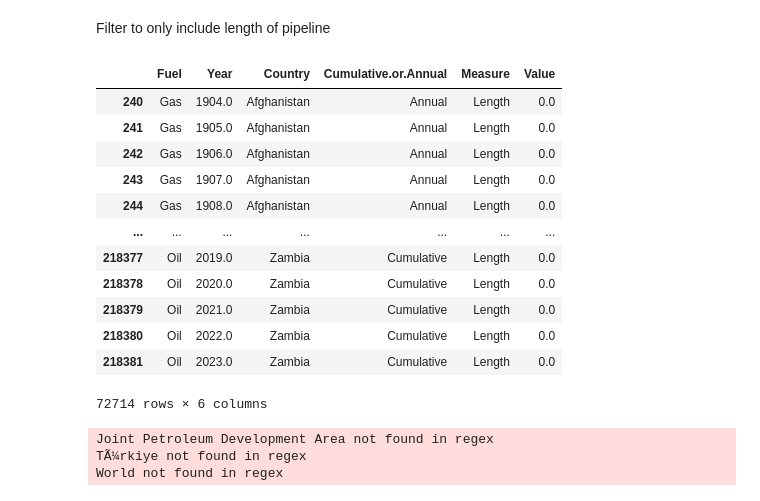
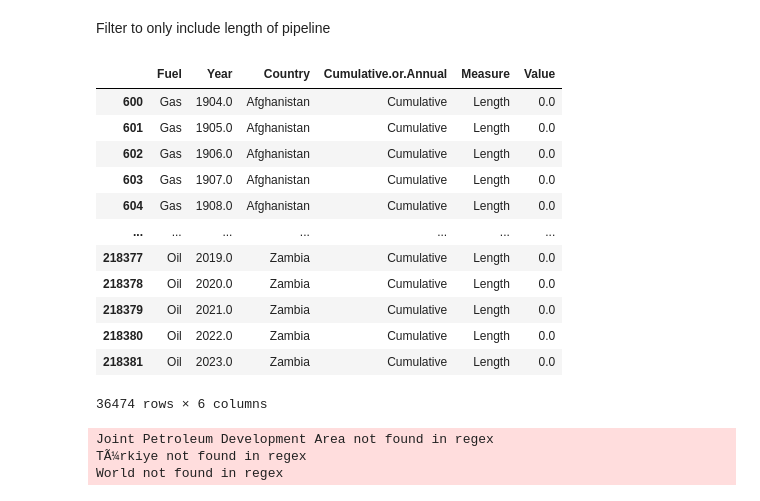
Before and after one commit to jennagreene22/HATCH_data, a Jupyter notebook: reading_files/read_pipelines.ipynb, the cells around one changed output. Saved outputs shown, nothing was run; the diff lists cells and outputs as text; code cells hidden in the pictures.

Commit message:
Fix pipeline data

```diff
--- a/reading_files/read_pipelines.ipynb
+++ b/reading_files/read_pipelines.ipynb
@@ -48,22 +48,24 @@ Filter to only include length of pipeline
 # %%
 
 # Filtering
-pipelines_df = pipelines_df[(pipelines_df['Measure'] == 'Length')]
+pipelines_df = pipelines_df[(pipelines_df['Measure'] == 'Length') &
+                            (pipelines_df['Cumulative.or.Annual'] == 'Cumulative')]
+
 pipelines_df
 # %% [output]
 |  | Fuel | Year | Country | Cumulative.or.Annual | Measure | Value |
-| 240 | Gas | 1904.0 | Afghanistan | Annual | Length | 0.0 |
-| 241 | Gas | 1905.0 | Afghanistan | Annual | Length | 0.0 |
-| 242 | Gas | 1906.0 | Afghanistan | Annual | Length | 0.0 |
-| 243 | Gas | 1907.0 | Afghanistan | Annual | Length | 0.0 |
-| 244 | Gas | 1908.0 | Afghanistan | Annual | Length | 0.0 |
+| 600 | Gas | 1904.0 | Afghanistan | Cumulative | Length | 0.0 |
+| 601 | Gas | 1905.0 | Afghanistan | Cumulative | Length | 0.0 |
+| 602 | Gas | 1906.0 | Afghanistan | Cumulative | Length | 0.0 |
+| 603 | Gas | 1907.0 | Afghanistan | Cumulative | Length | 0.0 |
+| 604 | Gas | 1908.0 | Afghanistan | Cumulative | Length | 0.0 |
 | ... | ... | ... | ... | ... | ... | ... |
 | 218377 | Oil | 2019.0 | Zambia | Cumulative | Length | 0.0 |
 | 218378 | Oil | 2020.0 | Zambia | Cumulative | Length | 0.0 |
 | 218379 | Oil | 2021.0 | Zambia | Cumulative | Length | 0.0 |
 | 218380 | Oil | 2022.0 | Zambia | Cumulative | Length | 0.0 |
 | 218381 | Oil | 2023.0 | Zambia | Cumulative | Length | 0.0 |
-72714 rows × 6 columns
+36474 rows × 6 columns
 # %%
 # Create separate dataframes for different types of fuel
 
```
Also changed, not shown: 6 other files.
